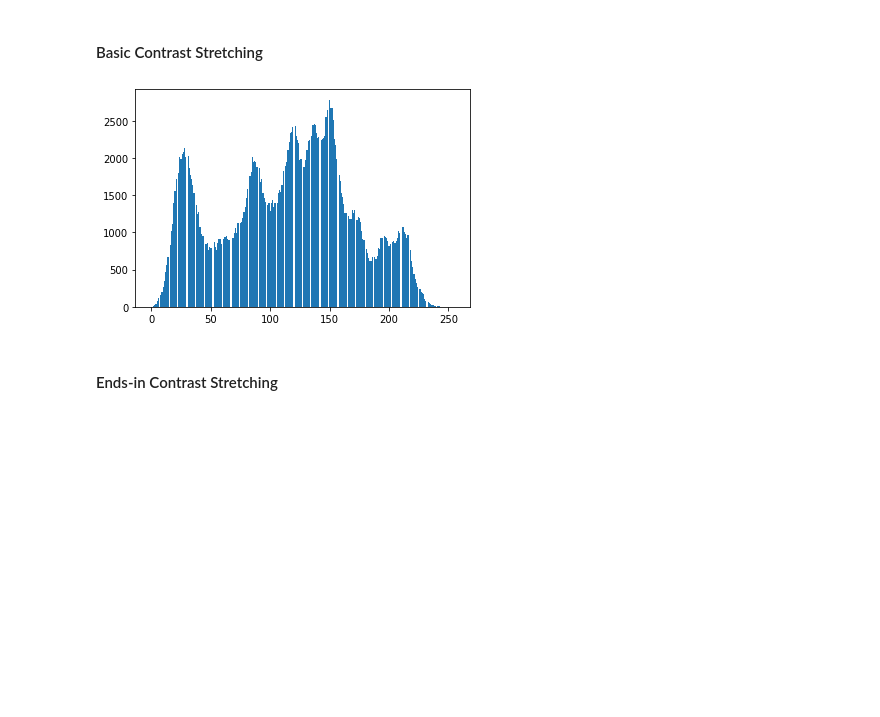
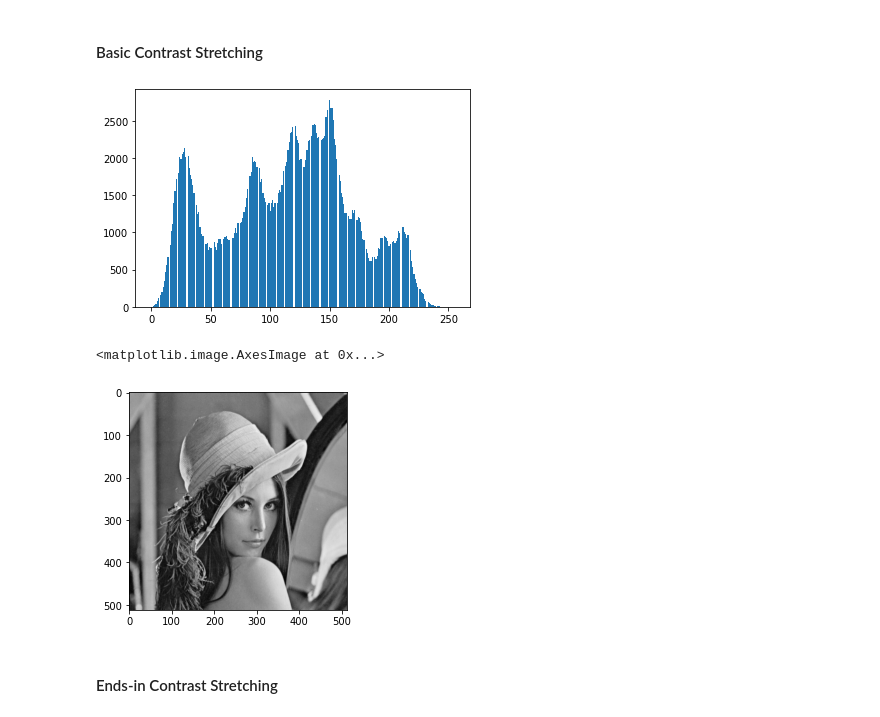
Before and after one commit to KimJinSeong-Git/LEC_ImageProcessing, a Jupyter notebook: HW2_Histogram/HW2.ipynb, the cells around one changed output. Drawn from its saved outputs; the diff is of its cells as text; code cells hidden in the pictures; blank space fills up the shorter version.

```diff
--- a/HW2_Histogram/HW2.ipynb
+++ b/HW2_Histogram/HW2.ipynb
@@ -115,9 +120,12 @@ printGraph(EQ_histogram)
 # %%
 img_ContrastStretching = createBasicContrastStretching(img_np)
 contrast_histogram = createHistogram(img_ContrastStretching)
 printGraph(contrast_histogram)
+imshow(img_ContrastStretching, cmap='gray')
 # %% [output]
 [figure]
+<matplotlib.image.AxesImage at 0x...>
+[figure, added]
 # %% [markdown]
 #### Ends-in Contrast Stretching
 # %%
```
Also changed, not shown: parts of 5 cells of this notebook.
